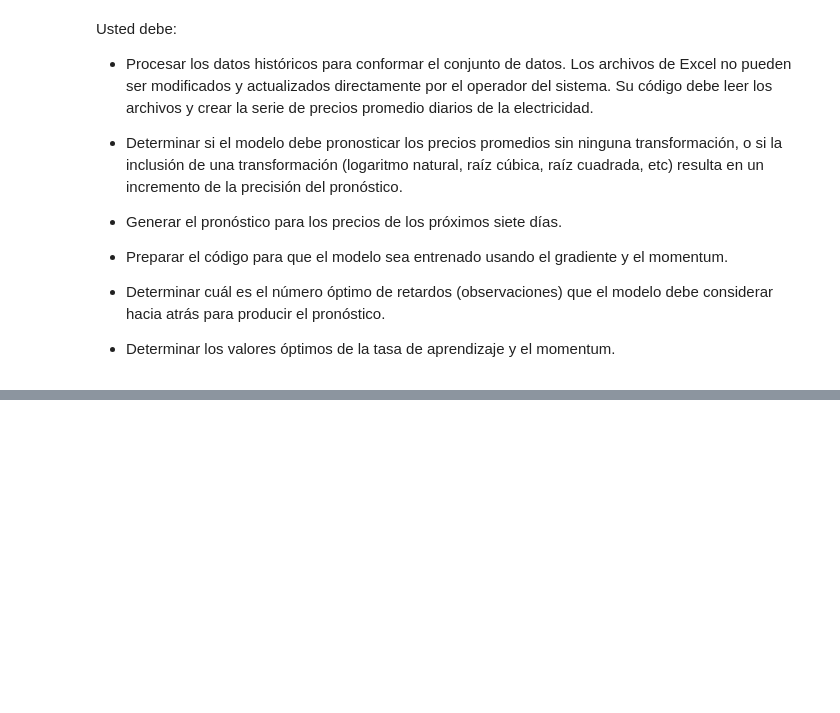
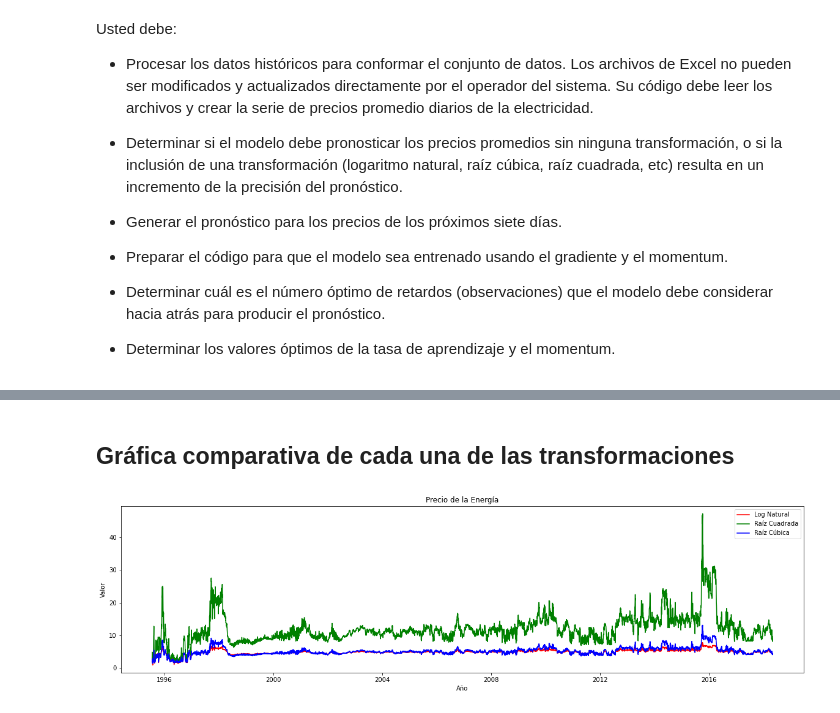
Before and after one commit to ANN-2019-2/evaluacion-saarboledaz, a Jupyter notebook: 01-precios.ipynb, the cells around one changed output, grey strips where cells are left out. Cells and saved outputs as stored; diff of their text form; code cells hidden in the pictures; blank space fills up the shorter version.

```diff
--- a/01-precios.ipynb
+++ b/01-precios.ipynb
@@ -162,0 +195,14 @@ TypeError: 'value' must be an instance of str or bytes, not a datetime.datetime
+# %%
+##Nuevo dataframe solo con los datos requeridos
+df_dict = {
+    "Fecha": complete_df['Parse Date'],
+    "Timestamp": complete_df['Timestamp'],
+    "Precio_Promedio": complete_df['Mean'],
+    "Precio_Normalizado": complete_df['Precio Normalizado']
+}
+df = pd.DataFrame(df_dict)
+##Le agregamos las distintas transformaciones al precio normalizado
+df['Log_Natural'] = np.log(df['Precio_Normalizado'].tolist())
+df['Raiz_Cuadrada'] = np.sqrt(df['Precio_Normalizado'].tolist())
+df['Raiz_Cubica'] = np.cbrt(df['Precio_Normalizado'].tolist())
+df.describe()
@@ -162,0 +219,16 @@ TypeError: 'value' must be an instance of str or bytes, not a datetime.datetime
+# %% [markdown]
+## Gráfica comparativa de cada una de las transformaciones
+# %%
+plt.figure(figsize=(20,5))
+plt.title('Precio de la Energía')
+plt.xlabel('Año')
+plt.ylabel('Valor')
+#plt.plot(df['Fecha'], df['Precio_Normalizado'], label="Precio Normalizado", color='black')
+plt.plot(df['Fecha'], df['Log_Natural'], label="Log Natural", color='red')
+plt.plot(df['Fecha'], df['Raiz_Cuadrada'], label="Raíz Cuadrada", color='green')
+plt.plot(df['Fecha'], df['Raiz_Cubica'], label="Raíz Cúbica", color='blue')
+
+plt.legend()
+plt.show()
+# %% [output]
+[figure, added]
```
Also changed, not shown: parts of 31 cells of this notebook.
